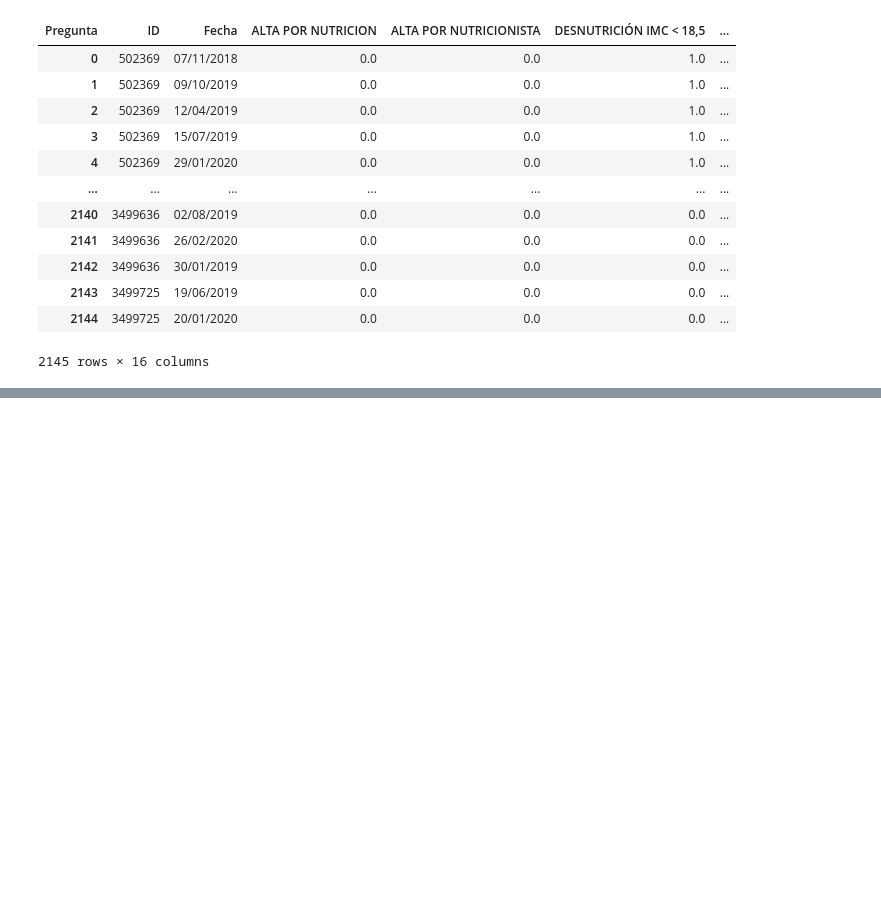
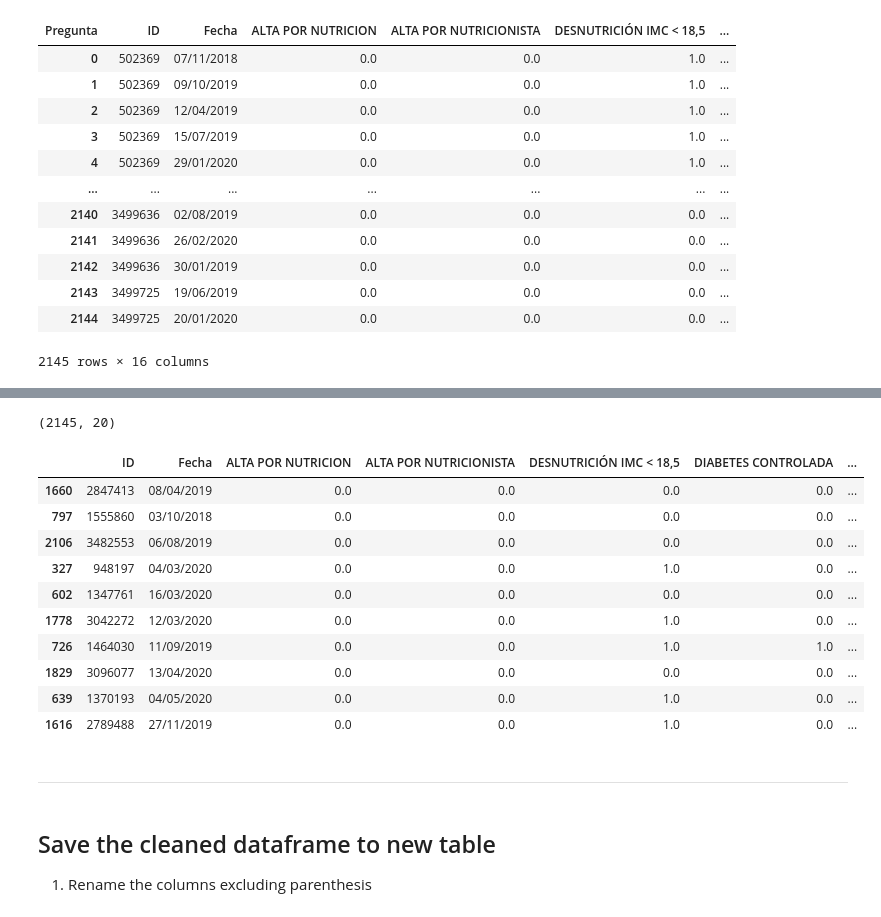
Before and after one commit to mavalderrama/helpharma, a Jupyter notebook: notebooks/Nutricion_EDA.ipynb, the cells around one changed output, grey strips where cells are left out. Cells and saved outputs as stored; diff of their text form; code cells hidden in the pictures; blank space fills up the shorter version.

```diff
--- a/notebooks/Nutricion_EDA.ipynb
+++ b/notebooks/Nutricion_EDA.ipynb
@@ -125,0 +100,27 @@ merge_nutricion.to_csv('Nutricion.csv', sep=",")
+# %%
+new_nutricion = new_nutricion.merge(
+    sedes,
+    on=["ID", "Fecha"],
+    how="inner"
+)
+print(new_nutricion.shape)
+new_nutricion.sample(5)
+# %% [output]
+(2145, 20)
+|  | ID | Fecha | ALTA POR NUTRICION | ALTA POR NUTRICIONISTA | DESNUTRICIÓN IMC < 18,5 | DIABETES CONTROLADA | ... |
+| 1660 | 2847413 | 08/04/2019 | 0.0 | 0.0 | 0.0 | 0.0 | ... |
+| 797 | 1555860 | 03/10/2018 | 0.0 | 0.0 | 0.0 | 0.0 | ... |
+| 2106 | 3482553 | 06/08/2019 | 0.0 | 0.0 | 0.0 | 0.0 | ... |
+| 327 | 948197 | 04/03/2020 | 0.0 | 0.0 | 1.0 | 0.0 | ... |
+| 602 | 1347761 | 16/03/2020 | 0.0 | 0.0 | 0.0 | 0.0 | ... |
+| 1778 | 3042272 | 12/03/2020 | 0.0 | 0.0 | 1.0 | 0.0 | ... |
+| 726 | 1464030 | 11/09/2019 | 0.0 | 0.0 | 1.0 | 1.0 | ... |
+| 1829 | 3096077 | 13/04/2020 | 0.0 | 0.0 | 0.0 | 0.0 | ... |
+| 639 | 1370193 | 04/05/2020 | 0.0 | 0.0 | 1.0 | 0.0 | ... |
+| 1616 | 2789488 | 27/11/2019 | 0.0 | 0.0 | 1.0 | 0.0 | ... |
+# %% [markdown]
+----
+# %% [markdown]
+## Save the cleaned dataframe to new table
+
+1. Rename the columns excluding parenthesis
```
Also changed, not shown: parts of 19 cells of this notebook, 1 other file.
